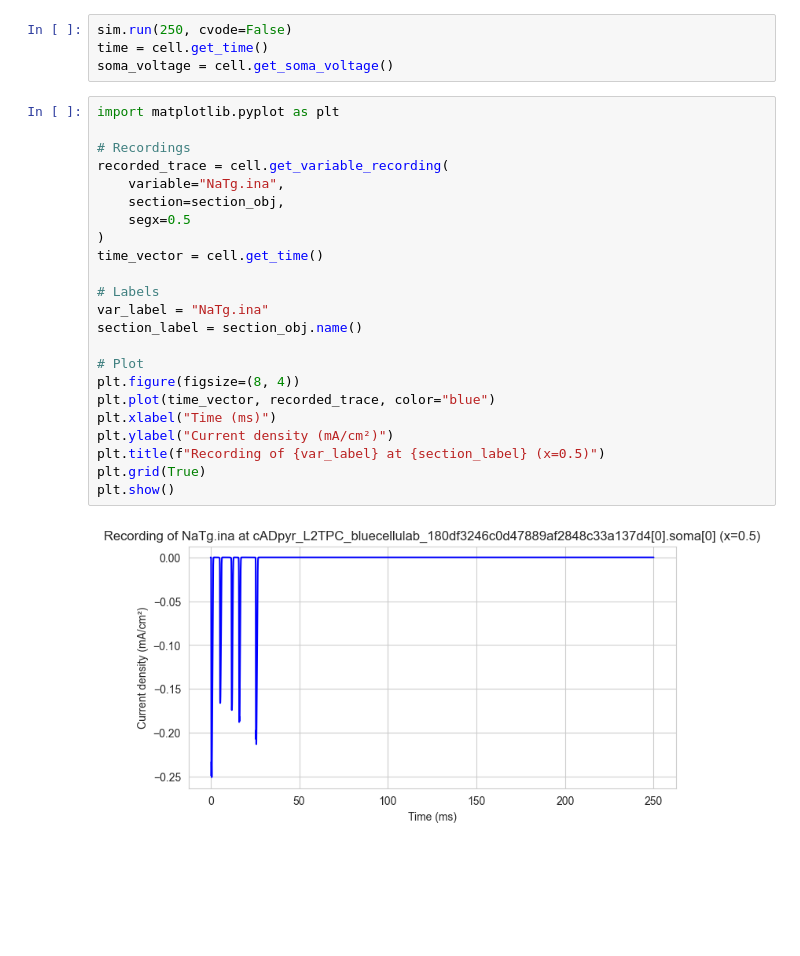
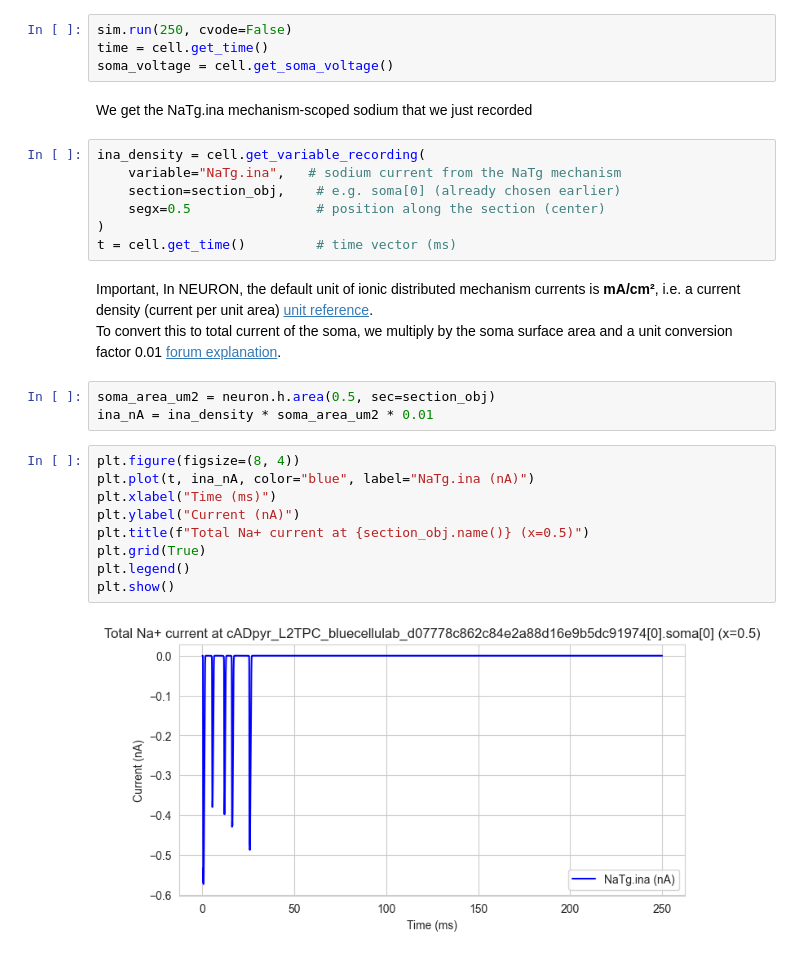
Before and after one commit to openbraininstitute/BlueCelluLab, a Jupyter notebook: examples/1-singlecell/singlecell.ipynb, the cells around one changed output. Drawn from its saved outputs; the diff is of its cells as text; blank space fills up the shorter version.

```diff
--- a/examples/1-singlecell/singlecell.ipynb
+++ b/examples/1-singlecell/singlecell.ipynb
@@ -499,28 +507,29 @@ Recording added for NaTg.ina at soma[0] (x=0.5)
 sim.run(250, cvode=False)
 time = cell.get_time()
 soma_voltage = cell.get_soma_voltage()
+# %% [markdown]
+We get the NaTg.ina mechanism-scoped sodium that we just recorded
+# %%
+ina_density = cell.get_variable_recording(
+    variable="NaTg.ina",   # sodium current from the NaTg mechanism
+    section=section_obj,    # e.g. soma[0] (already chosen earlier)
+    segx=0.5                # position along the section (center)
+)
+t = cell.get_time()         # time vector (ms)
+# %% [markdown]
+Important, In NEURON, the default unit of ionic distributed mechanism currents is **mA/cm²**, i.e. a current density (current per unit area) [unit reference](https://www.neuron.yale.edu/neuron/static/docs/units/unitchart.html).
+To convert this to total current of the soma, we multiply by the soma surface area and a unit conversion factor 0.01 [forum explanation](https://www.neuron.yale.edu/phpBB/viewtopic.php?p=17732#p17732).
+# %%
+soma_area_um2 = neuron.h.area(0.5, sec=section_obj)
+ina_nA = ina_density * soma_area_um2 * 0.01
 # %%
-import matplotlib.pyplot as plt
-
-# Recordings
-recorded_trace = cell.get_variable_recording(
-    variable="NaTg.ina",
-    section=section_obj,
-    segx=0.5
-)
-time_vector = cell.get_time()
-
-# Labels
-var_label = "NaTg.ina"
-section_label = section_obj.name()
-
-# Plot
 plt.figure(figsize=(8, 4))
-plt.plot(time_vector, recorded_trace, color="blue")
+plt.plot(t, ina_nA, color="blue", label="NaTg.ina (nA)")
 plt.xlabel("Time (ms)")
-plt.ylabel("Current density (mA/cm²)")
-plt.title(f"Recording of {var_label} at {section_label} (x=0.5)")
+plt.ylabel("Current (nA)")
+plt.title(f"Total Na+ current at {section_obj.name()} (x=0.5)")
 plt.grid(True)
+plt.legend()
 plt.show()
 # %% [output]
-[figure, old version]
+[figure, new version]
```
Also changed, not shown: parts of 8 cells of this notebook.
